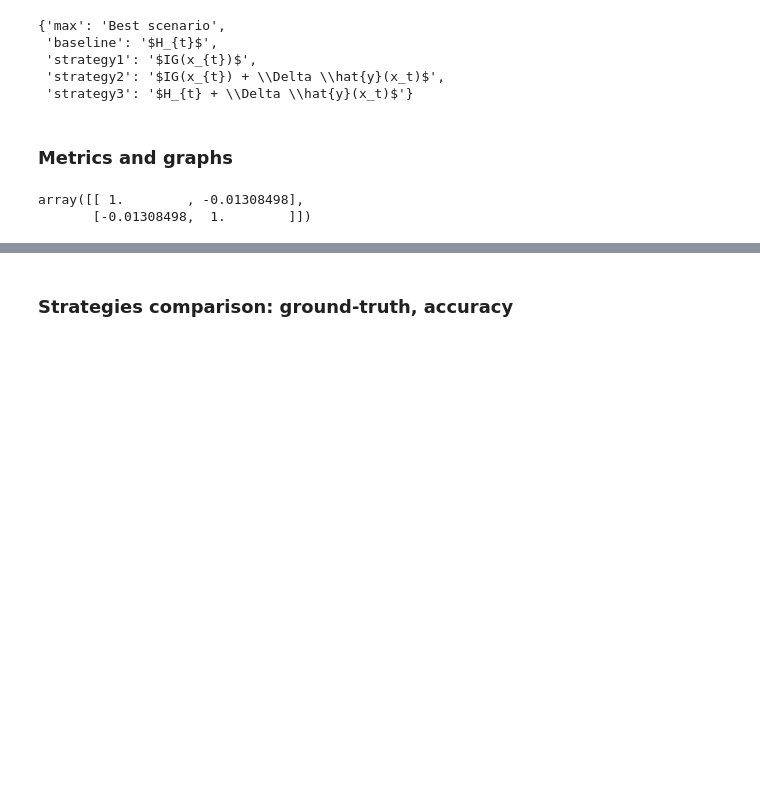
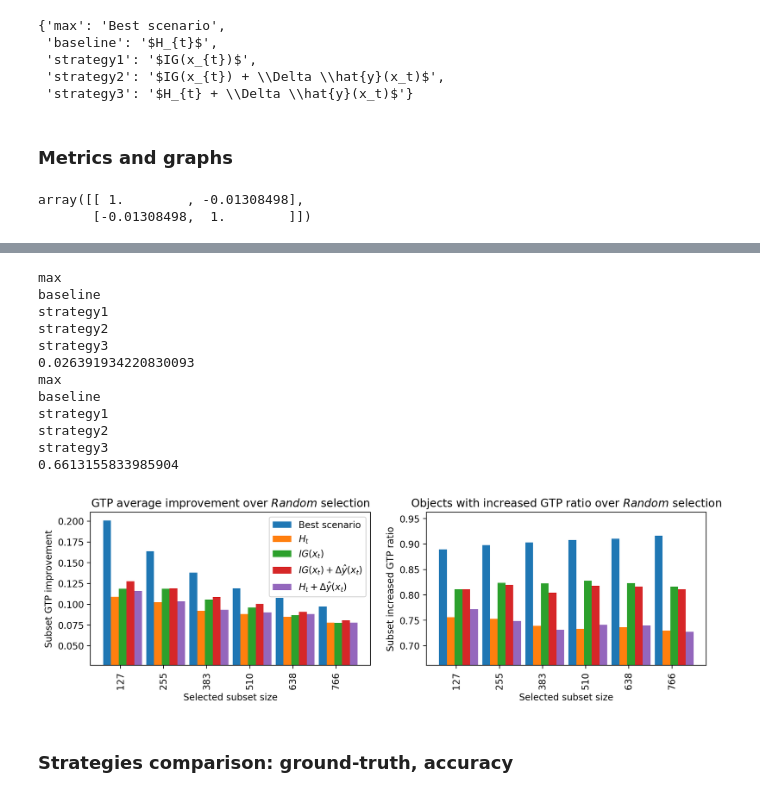
Before and after one commit to jastudillo1/An-Information-Theory-Approach-On-deciding-Spectroscopic-follow-ups, a Jupyter notebook: Selection/Candidate selection.ipynb, the cells around one changed output, grey strips where cells are left out. Cells and saved outputs as stored; diff of their text form; code cells hidden in the pictures; blank space fills up the shorter version.

```diff
--- a/Selection/Candidate selection.ipynb
+++ b/Selection/Candidate selection.ipynb
@@ -353,3 +300,23 @@ strategy3  : [0.11598425 0.10352941 0.09369452 0.09010784 0.08815831 0.07775457]
+# %%
+plt.close()
+fig = plt.figure(figsize=(12,3), dpi=200)
+gt_plot(fig, 121, probs, strategies_info, ratio=False)
+gt_plot(fig, 122, probs, strategies_info, ratio=True)
+plt.show()
+# %% [output]
+max
+baseline
+strategy1
+strategy2
+strategy3
+0.026391934220830093
+max
+baseline
+strategy1
+strategy2
+strategy3
+0.6613155833985904
+[figure, added]
 # %% [markdown]
 ### Strategies comparison: ground-truth, accuracy
 # %%
```
Also changed, not shown: parts of 12 cells of this notebook, 4 other files.
